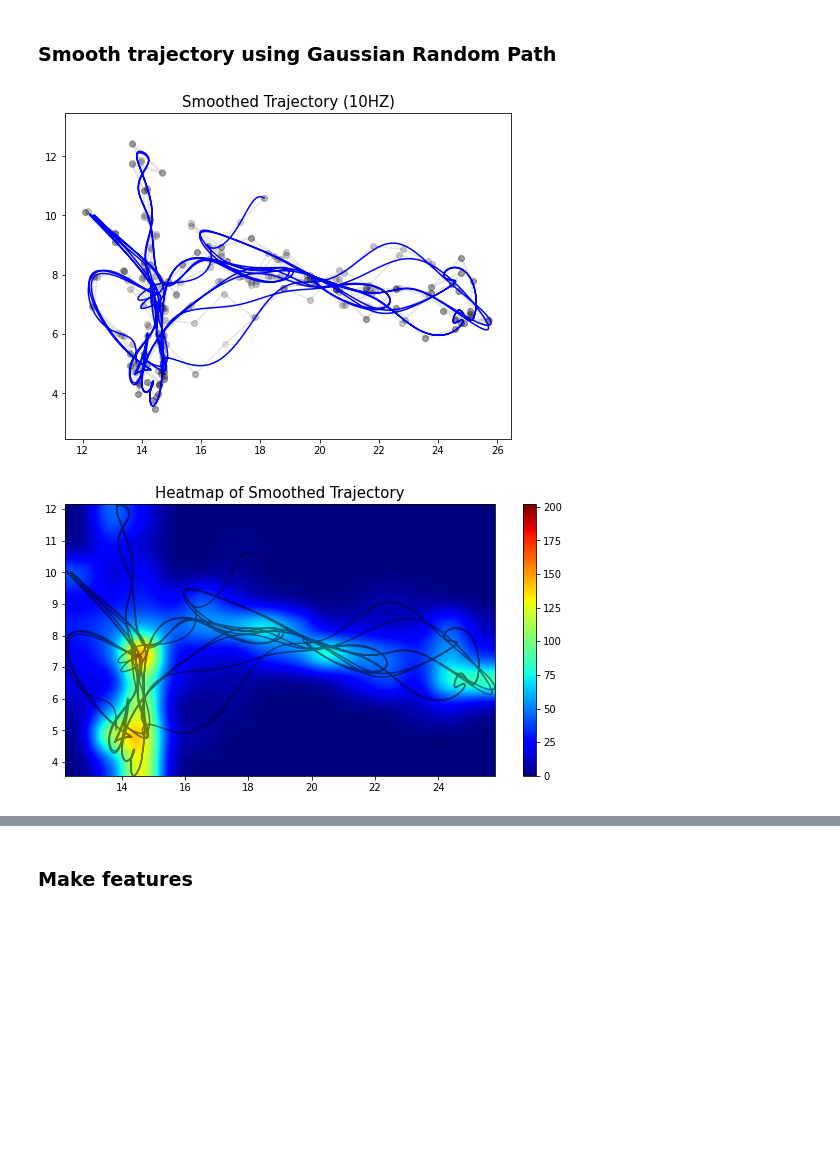
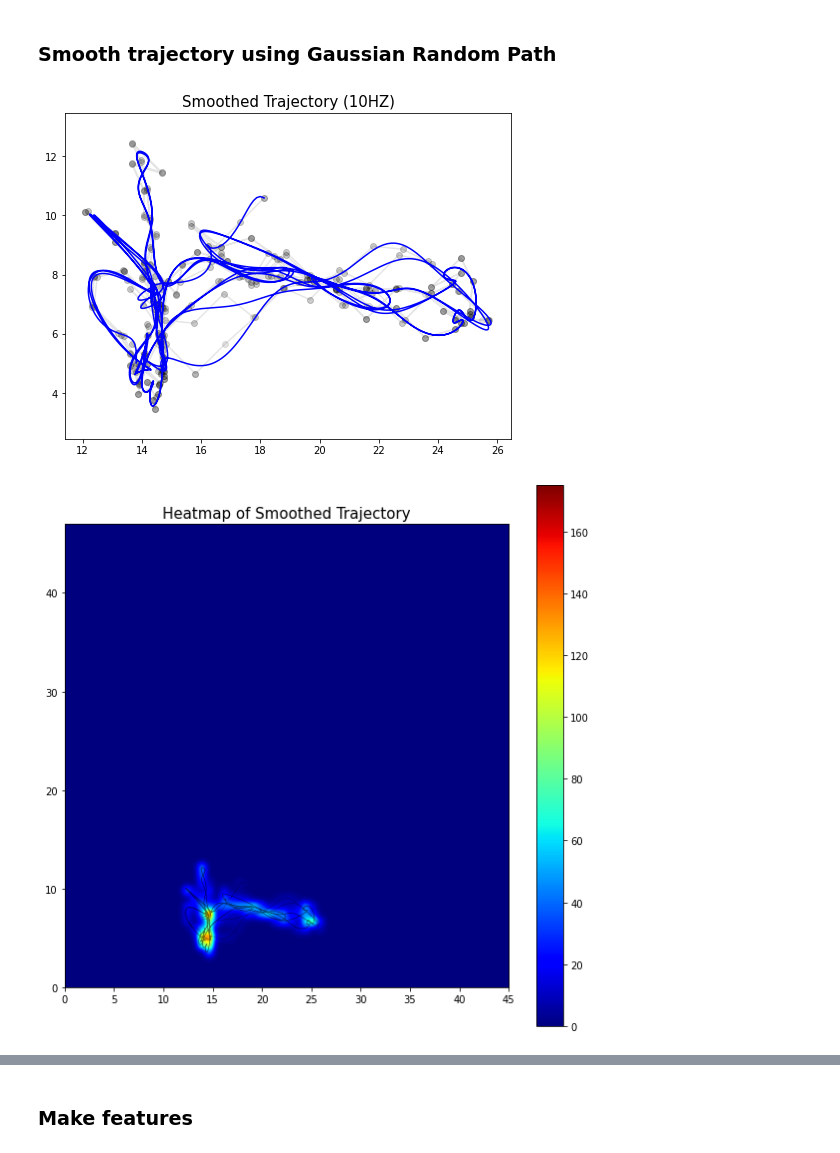
Before and after one commit to sjchoi86/ai_curation, a Jupyter notebook: demo_01_parse_traj.ipynb, the cells around one changed output, grey strips where cells are left out. Cells and saved outputs as stored; diff of their text form; code cells hidden in the pictures; blank space fills up the shorter version.

```diff
--- a/demo_01_parse_traj.ipynb
+++ b/demo_01_parse_traj.ipynb
@@ -209,39 +209,39 @@ def grp_mu(t_in,x_in,t_test,hyp):
 
 # Smooth using GRP
 t_start,t_final,HZ = np.min(times),np.max(times),10
 t_test = np.linspace(start=t_start,stop=t_final,num=round(t_final-t_start)*HZ)
 hyp = {'gain':1,'len':5,'noise':1e-8} # hyperparameter
 xy_smoothed = np.zeros(shape=(t_test.shape[0],2))
 xy_smoothed[:,0] = grp_mu(times,xy_traj[:,0],t_test,hyp)
 xy_smoothed[:,1] = grp_mu(times,xy_traj[:,1],t_test,hyp)
 
 # Plot the original and smoothed trajectory
 plt.figure(figsize=(8,6))
 plt.plot(xy_traj[:,0],xy_traj[:,1],'ko-',alpha=0.1)
 plt.plot(xy_smoothed[:,0],xy_smoothed[:,1],'b-')
 plt.axis('equal')
 plt.title('Smoothed Trajectory (%dHZ)'%(HZ),fontsize=15)
 plt.show()
 
 # Plot heatmap
-heatmap,xedges,yedges = np.histogram2d(xy_smoothed[:,0],xy_smoothed[:,1],bins=(14,10))
+heatmap,xedges,yedges = np.histogram2d(xy_smoothed[:,0],xy_smoothed[:,1],bins=(60,60),
+                                      range=[[0, 45], [0, 47]])
 extent = [xedges[0], xedges[-1], yedges[0], yedges[-1]]
-plt.figure(figsize=(10,5))
-plt.plot(xy_smoothed[:,0],xy_smoothed[:,1],'k-',alpha=0.5)
+plt.figure(figsize=(10,10))
+plt.plot(xy_smoothed[:,0],xy_smoothed[:,1],'k-',alpha=0.5,lw=0.4)
 plt.imshow(heatmap.T,extent=extent,origin='lower',cmap=cm.jet,
           interpolation='gaussian')
 plt.colorbar();
 plt.title('Heatmap of Smoothed Trajectory',fontsize=15); plt.show()
 
 # Another heatmap without colorbar
-plt.figure(figsize=(10,5))
-plt.plot(xy_smoothed[:,0],xy_smoothed[:,1],'k-',alpha=0.5)
-plt.imshow(heatmap.T,extent=extent,origin='lower',cmap=cm.gray_r,
-          interpolation='gaussian')
+plt.figure(figsize=(10,10))
+plt.plot(xy_smoothed[:,0],xy_smoothed[:,1],'k-',alpha=0.5,lw=0.4)
+plt.imshow(heatmap.T,extent=extent,origin='lower',cmap=cm.gray_r,interpolation='gaussian')
 plt.xlim(left=None,right=45)
-plt.ylim(bottom=None,top=15)
+plt.ylim(bottom=None,top=47)
 # plt.axis('off') # to remove axis
 plt.show()
 # %% [output]
 [figure]
-[figure, old version]
+[figure, new version]
```
Also changed, not shown: parts of 1 cell of this notebook.
